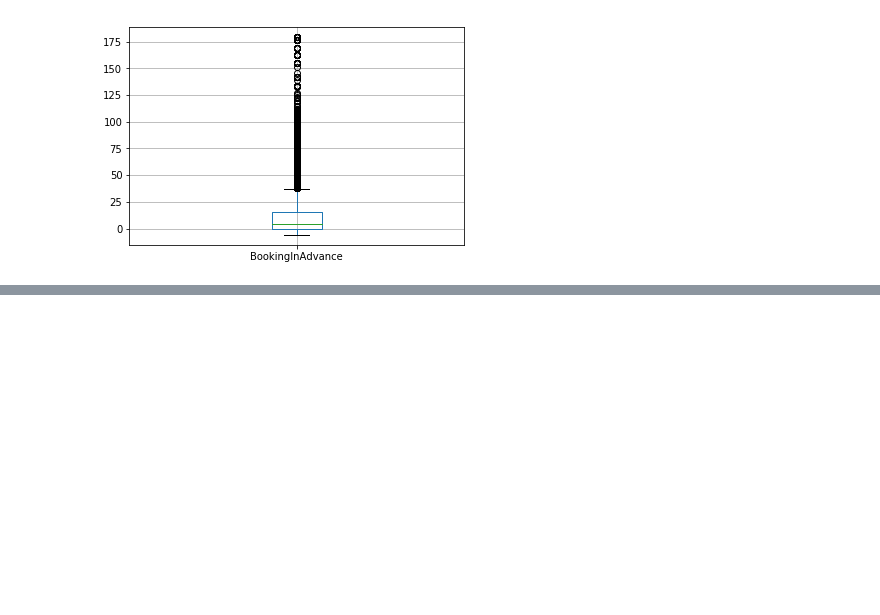
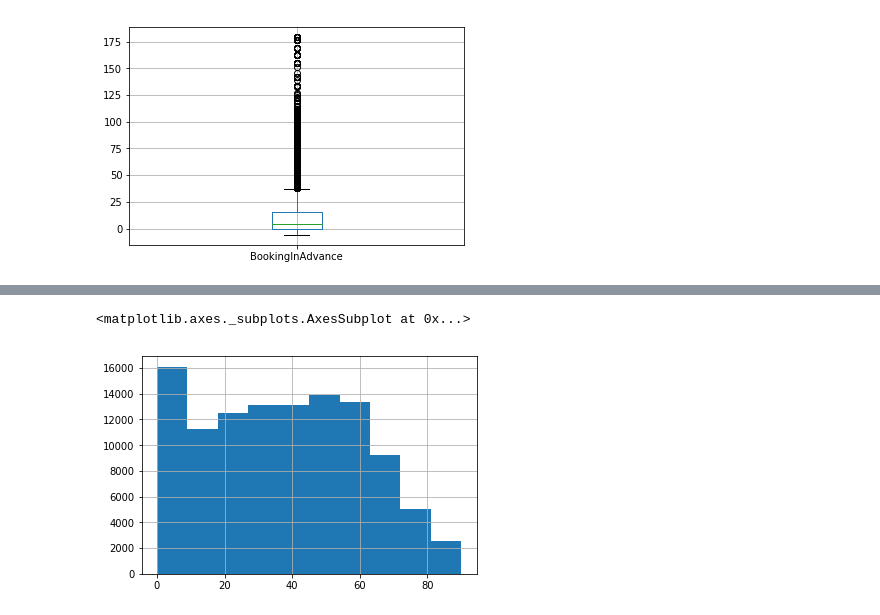
Before and after one commit to yzhu017/Assignment4, a Jupyter notebook: appointment.ipynb, the cells around one changed output, grey strips where cells are left out. Cells and saved outputs as stored; diff of their text form; code cells hidden in the pictures; blank space fills up the shorter version.

```diff
--- a/appointment.ipynb
+++ b/appointment.ipynb
@@ -268,0 +280,9 @@ df2.boxplot(column = 'BookingInAdvance')
+# %%
+df2=df2[df2.Age >= 0]
+df2=df2[df2.Age <= 90]
+#df2.count
+# %%
+df2['Age'].hist(bins=10)
+# %% [output]
+<matplotlib.axes._subplots.AxesSubplot at 0x...>
+[figure, added]
```
Also changed, not shown: parts of 23 cells of this notebook.
